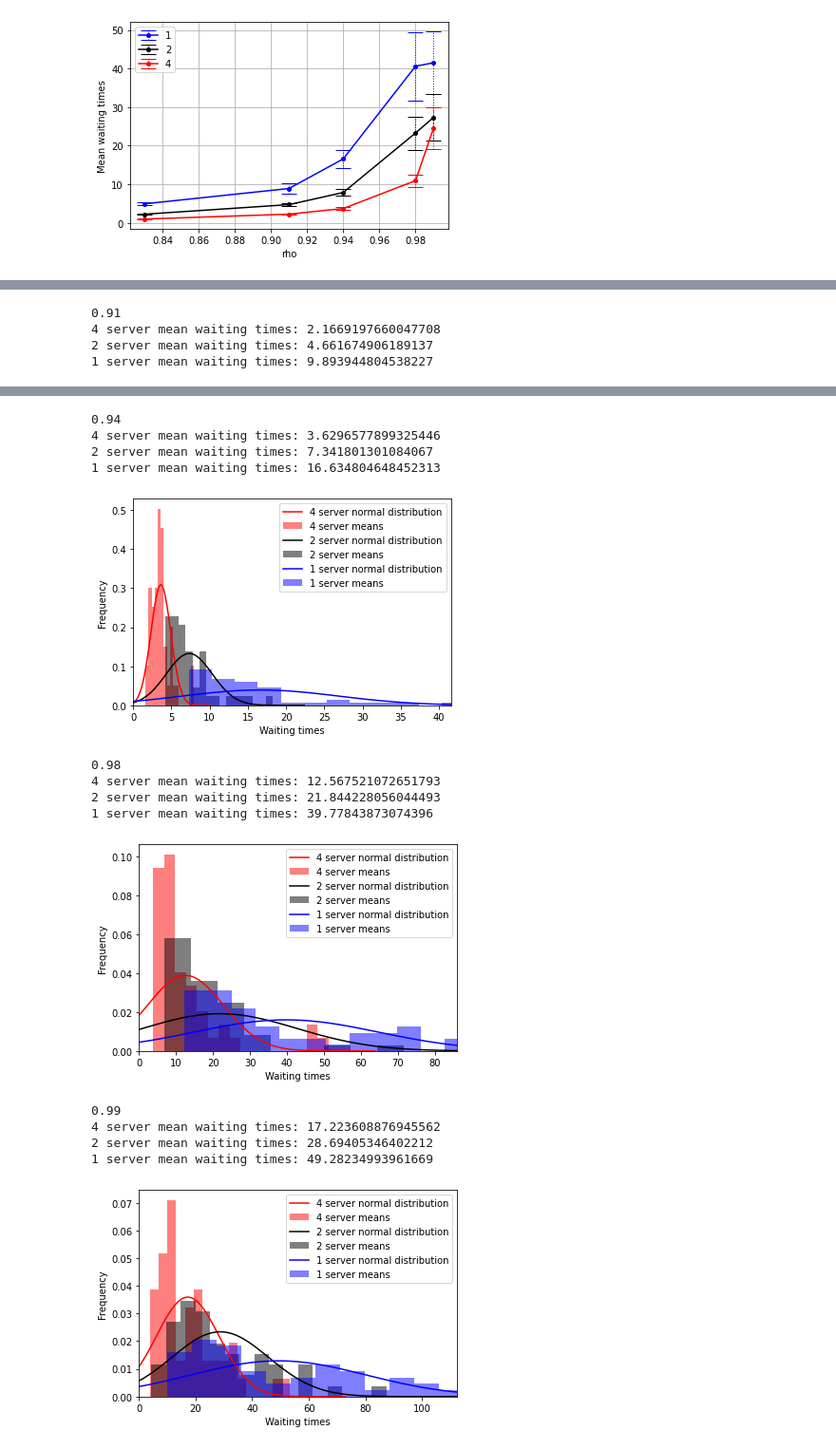
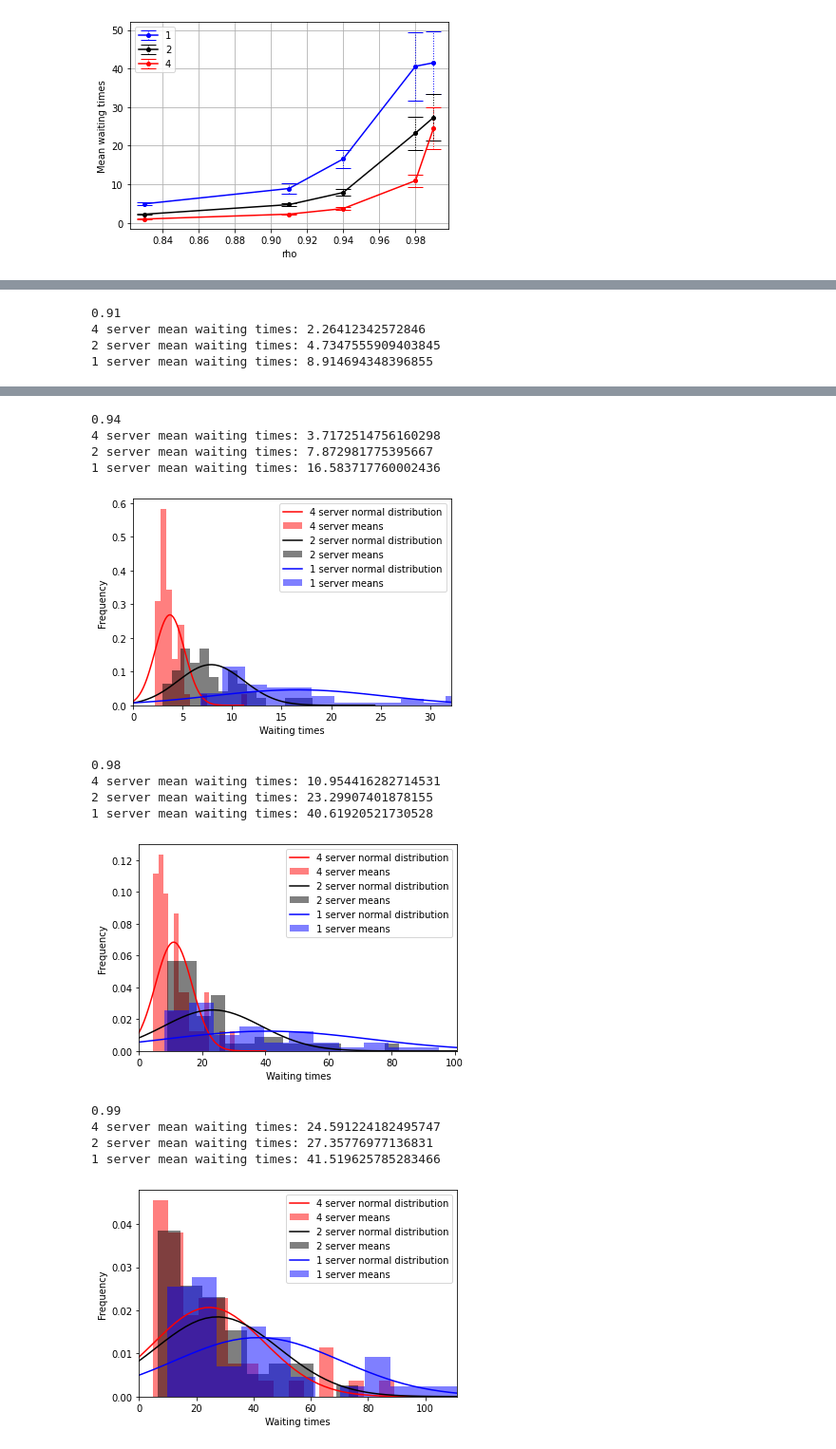
Before and after one commit to PaulHosek/QueueingTheory, a Jupyter notebook: tests_Marcel.ipynb, the cells around one changed output, grey strips where cells are left out. Shown at 95% size. Drawn from its saved outputs; the diff is of its cells as text; code cells hidden in the pictures.

Commit message:
more images

```diff
--- a/tests_Marcel.ipynb
+++ b/tests_Marcel.ipynb
@@ -33,7 +33,7 @@ plotting.rho_v_wait('servers')
 rhos = [np.round((1/l)/m, 2) for m,l in mulamb]
 for r in rhos:
     print(r)
-    name = f"servers_prio_{r}_50"
+    name = f"servers_{r}_50"
     res_dict, cutoffs = DES.waiting_times(name)
     plotting.plots(res_dict, cutoffs)
 # %% [output]
@@ -45,4 +45,4 @@ for r in rhos:
 0.91
-4 server mean waiting times: 2.1669197660047708
-2 server mean waiting times: 4.661674906189137
-1 server mean waiting times: 9.893944804538227
+4 server mean waiting times: 2.26412342572846
+2 server mean waiting times: 4.7347555909403845
+1 server mean waiting times: 8.914694348396855
@@ -50,18 +50,18 @@ for r in rhos:
 0.94
-4 server mean waiting times: 3.6296577899325446
-2 server mean waiting times: 7.341801301084067
-1 server mean waiting times: 16.634804648452313
+4 server mean waiting times: 3.7172514756160298
+2 server mean waiting times: 7.872981775395667
+1 server mean waiting times: 16.583717760002436
-[figure, old version]
+[figure, new version]
 0.98
-4 server mean waiting times: 12.567521072651793
-2 server mean waiting times: 21.844228056044493
-1 server mean waiting times: 39.77843873074396
+4 server mean waiting times: 10.954416282714531
+2 server mean waiting times: 23.29907401878155
+1 server mean waiting times: 40.61920521730528
-[figure, old version]
+[figure, new version]
 0.99
-4 server mean waiting times: 17.223608876945562
-2 server mean waiting times: 28.69405346402212
-1 server mean waiting times: 49.28234993961669
+4 server mean waiting times: 24.591224182495747
+2 server mean waiting times: 27.35776977136831
+1 server mean waiting times: 41.519625785283466
-[figure, old version]
+[figure, new version]
 # %%
 # Waiting time distributions
 plt.hist(res_dict[1], bins=100, label='1 server')
```
Also changed, not shown: parts of 1 cell of this notebook, 10 other files.
